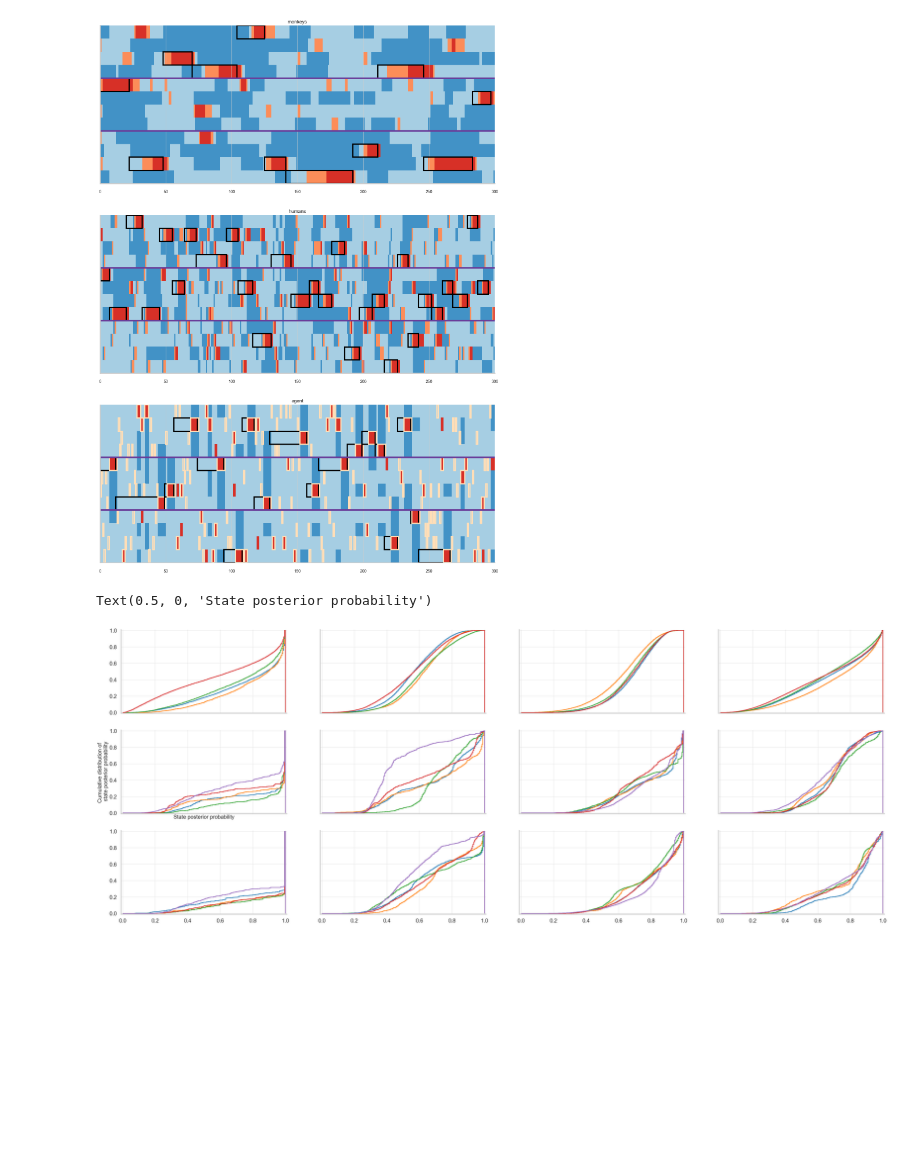
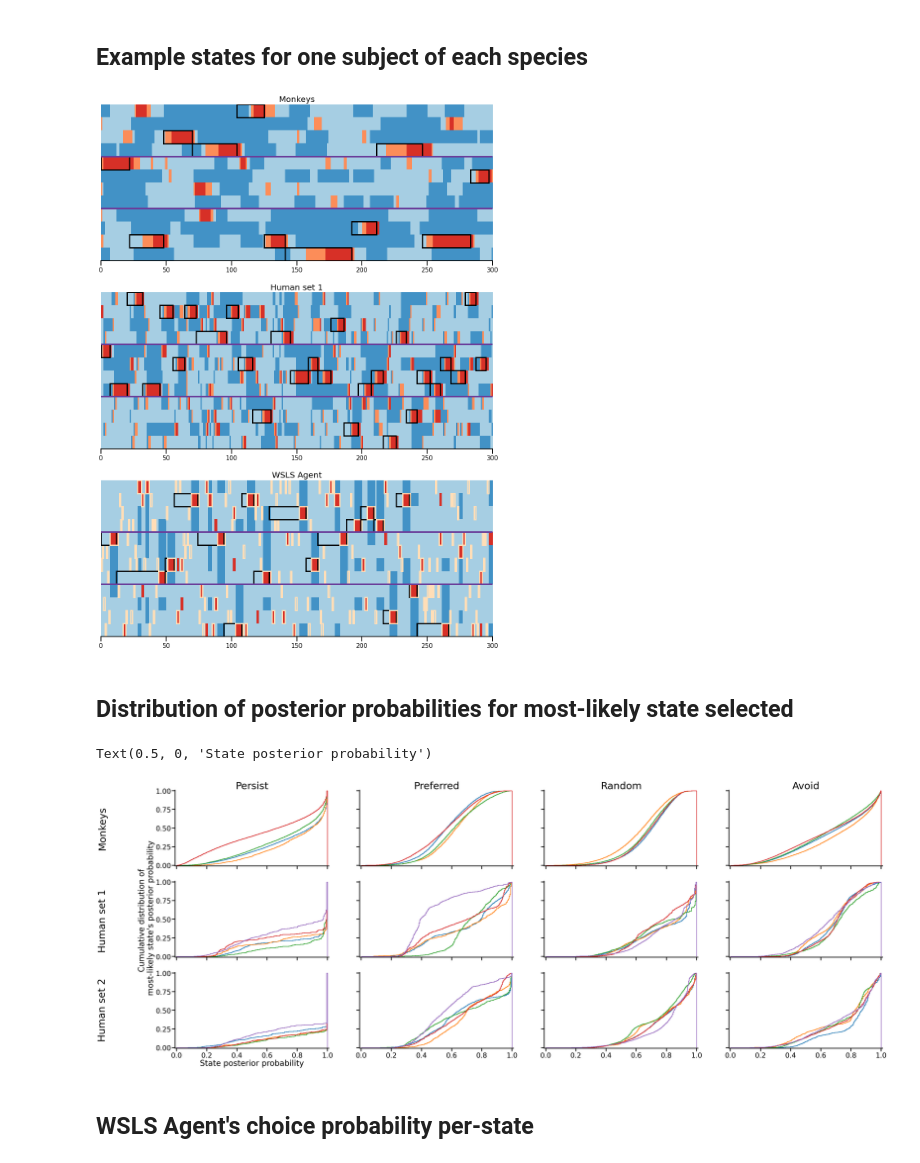
Before and after one commit to vgoudar/WCST_behavioral_model_and_analysis, a Jupyter notebook: Fig2.ipynb, the cells around one changed output. Saved outputs shown, nothing was run; the diff lists cells and outputs as text; code cells hidden in the pictures; blank space fills up the shorter version.

```diff
--- a/Fig2.ipynb
+++ b/Fig2.ipynb
@@ -154,14 +152,17 @@ for spInd in range(4): # Monkeys and 2 human datasets
+# %% [markdown]
+## Example states for one subject of each species
 # %%
 
-# define color map
+# define color map for states
 color_map = {0: np.array([215,48,39]),
              1: np.array([252,141,89]),
-             2: np.array([166,206,227]), #224,243,248
-             3: np.array([66,146,198])} #116,173,209
+             2: np.array([166,206,227]),
+             3: np.array([66,146,198])}
 
 fig, ax = plt.subplots(ncols=1,nrows=3,figsize=(4*2*5,4*2*3))
 
 for spInd in range(3): # Monkeys, first human dataset and WSLS Agent
+    ####### Plot States #######
     if spInd == 0: #monkey
         sp_dInd = 0
         dd = data0[sp_dInd]['superBlocksData']['viterbi'][4][:,:300]
@@ -184,10 +185,11 @@ for spInd in range(3): # Monkeys, first human dataset and WSLS Agent
 
     ax[spInd].imshow(data_3d,extent=[0,300,0,12], aspect=10)
 
+    ####### Plot Indicator boxes #######
     cRule = data0[sp_dInd]['superBlocksData']['rule'][4][0]
     st = 0
     ln = 1
-    if spInd == 2: # WSLS Agent
+    if spInd == 2: # WSLS Agent, second box type
         fd = featData[4][:300]
         cRule2 = fd[0]
         st2 = 0
@@ -213,14 +215,16 @@ for spInd in range(3): # Monkeys, first human dataset and WSLS Agent
                 cRule2 = fd[i]
 
 
+    # Prettify
     ax[spInd].plot([0, 300],[8,8],linewidth=4,color='#6a3d9a')
     ax[spInd].plot([0, 300],[4,4],linewidth=4,color='#6a3d9a')
-    ax[spInd].tick_params(axis='both',direction='out',width=2, length=12)
+    ax[spInd].tick_params(axis='both',direction='out',labelsize= 15, width=2, length=12)
     # ax.tick_params(axis='x',length=5,labelsize=18)
     # change all spines
     for axis in ['top','bottom','left','right']:
         ax[spInd].spines[axis].set_linewidth(2)
 
+    ax[spInd].spines['left'].set_visible(False)
     ax[spInd].spines['right'].set_visible(False)
     ax[spInd].spines['top'].set_visible(False)
 
@@ -229,54 +233,62 @@ for spInd in range(3): # Monkeys, first human dataset and WSLS Agent
     ax[spInd].get_yaxis().set_visible(False)
     # plt.savefig('exampleMonkeyStates.eps', format='eps')
     if spInd < 2:
-        ax[spInd].set_title(species[spInd])
+        ax[spInd].set_title(speciesName[spInd],fontsize=20)
     else:
-        ax[spInd].set_title(species[3])
+        ax[spInd].set_title(speciesName[3],fontsize=20)
+
+# plt.savefig('figures/fig2/exampleStates.eps', format='eps')
 # %% [output]
-[figure, old version]
+[figure, new version]
+# %% [markdown]
+## Distribution of posterior probabilities for most-likely state selected
 # %%
-
-# posterior distributions
-
 fig, ax = plt.subplots(ncols=4,nrows=3,figsize=(4*2*8,4*2*3),sharex=True, sharey = True)
 
 binsX = np.linspace(0, 1, 200)
-for i in range(4):
-    for j in range(3):
-        if j == 0:
-            krng = range(4)
-        elif j == 1:
-            krng = range(4,9)
-        else:
-            krng = range(9,14)
-        for k in krng:
+for i in range(4): # states
+    for j in range(3): # species
+        krng = np.where(speciesList==j)[0]
+        for k in krng: # individual subjects
                 X = []
-                for l in range(len(data0[k]['superBlocksData']['posterior'])):
-                    for f in range(12):
+                for l in range(len(data0[k]['superBlocksData']['posterior'])): # rule blocks
+                    # Collect posteriors for selected most-likely states
+                    for f in range(12): # individual features
                         pInds = np.nonzero(data0[k]['superBlocksData']['viterbi'][l][f,:] == i)
                         dd = np.squeeze(data0[k]['superBlocksData']['posterior'][l][f,pInds,i])
                         if dd.size > 0 and dd.ndim > 0:
                             X.append(dd)
                 Y = np.concatenate(X, axis = 0)
+                # Compute histogram and plot
                 ax[j][i].hist(Y, binsX, weights=np.ones_like(Y)/Y.size, cumulative=True, histtype='step',linewidth=3)
 
-                ax[j][i].tick_params(axis='both',labelsize= 25,direction='out',width=4, length=16)
+                ax[j][i].tick_params(axis='both',labelsize= 35,direction='out',width=4, length=16)
                 # change all spines
                 for axis in ['top','bottom','left','right']:
                     ax[j][i].spines[axis].set_linewidth(4)
 
                 ax[j][i].spines['right'].set_visible(False)
                 ax[j][i].spines['top'].set_visible(False)
                 ax[j][i].set_xlim([-0.01,1.01])
                 ax[j][i].set_ylim([-0.01,1.01])
 
                 ax[j][i].set_axisbelow(True)
 
-ax[1][0].set_ylabel('Cumulative distribution of \n state posterior probability',fontsize=25)
-ax[1][0].set_xlabel('State posterior probability',fontsize=25)
+        if j == 0:
+            ax[j][i].set_title(stateNames[i],fontsize=50)
 
-# plt.savefig('posteriorDistr.eps', format='eps')
+
+fig.text(0.04, 0.71, speciesName[0], rotation='vertical',fontsize=50)
+fig.text(0.04, 0.41, speciesName[1], rotation='vertical',fontsize=50)
+fig.text(0.04, 0.15, speciesName[2], rotation='vertical',fontsize=50)
+
+ax[1][0].set_ylabel('Cumulative distribution of \n most-likely state\'s posterior probability',fontsize=40)
+ax[2][0].set_xlabel('State posterior probability',fontsize=40)
+
+# plt.savefig('figures/fig2/posteriorProbDistr.eps', format='eps')
 # %% [output]
 Text(0.5, 0, 'State posterior probability')
-[figure, old version]
+[figure, new version]
+# %% [markdown]
+## WSLS Agent's choice probability per-state
 # %%
```
Also changed, not shown: parts of 10 cells of this notebook, 6 other files.
